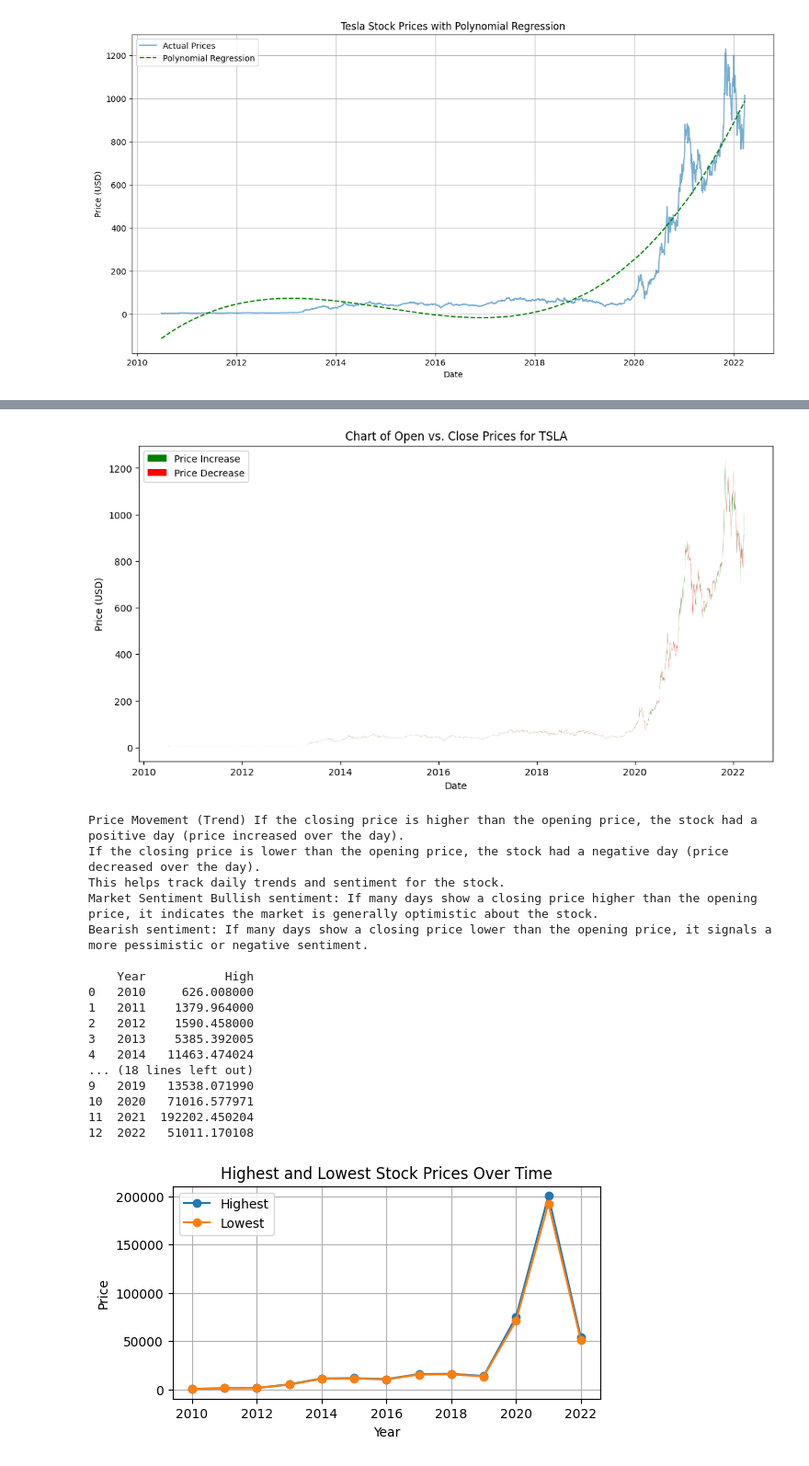
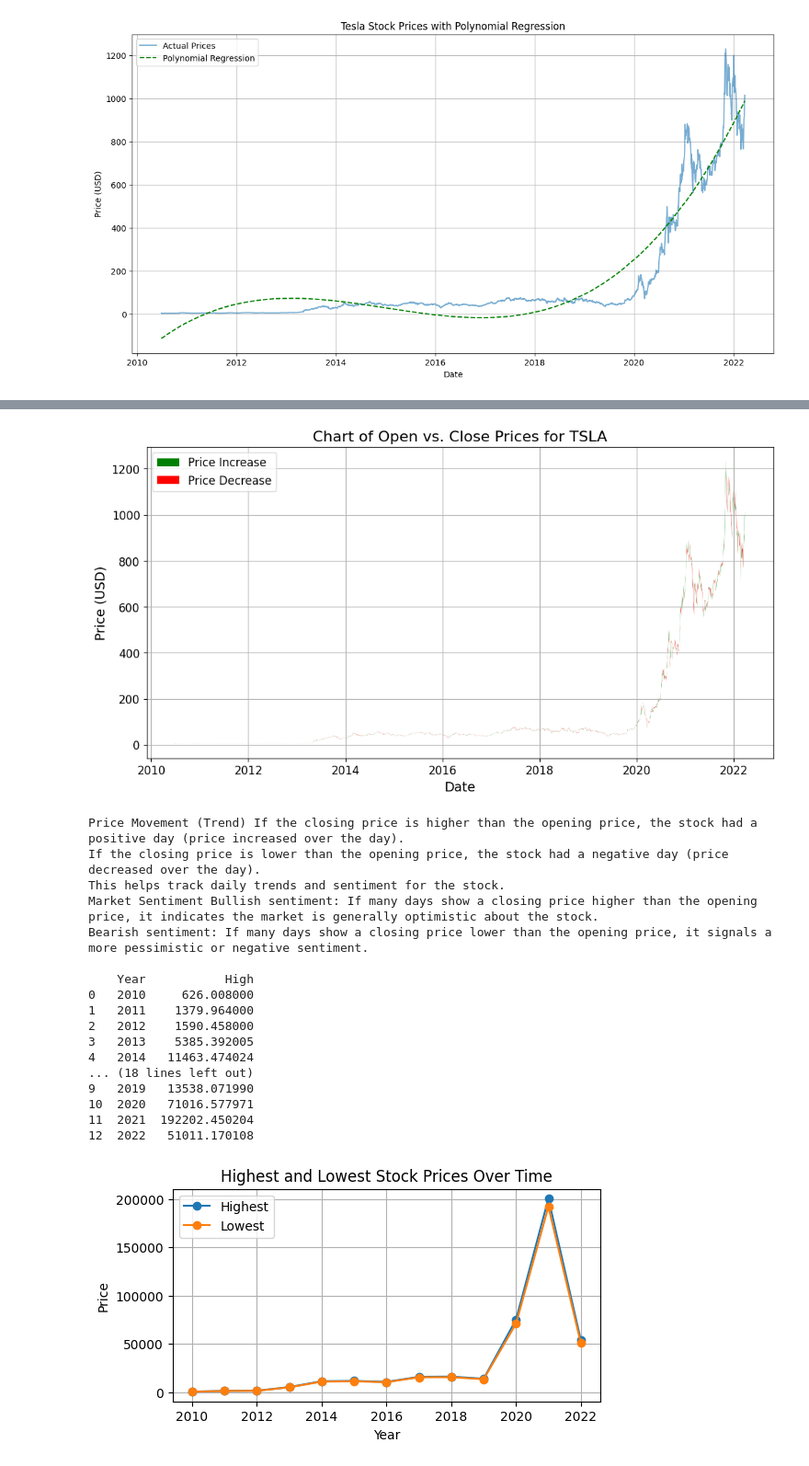
Before and after one commit to Hesham-Nabil/Data-Analysis, a Jupyter notebook: Project.ipynb, the cells around one changed output, grey strips where cells are left out. Shown at 92% size. Saved outputs shown, nothing was run; the diff lists cells and outputs as text; code cells hidden in the pictures.

```diff
--- a/Project.ipynb
+++ b/Project.ipynb
@@ -180,47 +180,50 @@ Approximate price of Tesla stock on January 1, 2023: $1253.06
 # %%
 # 1. Trends Across the Years:
 
+
+# Open and Close prices
 plt.figure(figsize=(12, 6))
-
-# Plot the area between Open and Close prices
 plt.fill_between(df.index, df['Open'], df['Close'],
                  where=(df['Close'] >= df['Open']),
                  facecolor='green', alpha=1, interpolate=True, label='Price Increase')
 
 plt.fill_between(df.index, df['Open'], df['Close'],
                  where=(df['Close'] < df['Open']),
                  facecolor='red', alpha=1, interpolate=True, label='Price Decrease')
 
-plt.title('Chart of Open vs. Close Prices for TSLA')
-plt.xlabel('Date')
-plt.ylabel('Price (USD)')
-plt.legend()
+plt.title('Chart of Open vs. Close Prices for TSLA', fontsize=16)
+plt.xlabel('Date', fontsize=14)
+plt.ylabel('Price (USD)', fontsize=14)
+plt.legend(loc='upper left', fontsize=12)
+plt.xticks(fontsize=12)
+plt.yticks(fontsize=12)
+plt.grid(True)
 plt.show()
 
 print("Price Movement (Trend) If the closing price is higher than the opening price, the stock had a positive day (price increased over the day).")
 print("If the closing price is lower than the opening price, the stock had a negative day (price decreased over the day).")
 print("This helps track daily trends and sentiment for the stock.")
 print("Market Sentiment Bullish sentiment: If many days show a closing price higher than the opening price, it indicates the market is generally optimistic about the stock.")
 print("Bearish sentiment: If many days show a closing price lower than the opening price, it signals a more pessimistic or negative sentiment.")
 
 print("")
 highest = df.groupby('Year')['High'].sum().reset_index()
 lowest = df.groupby('Year')['Low'].sum().reset_index()
 print(highest)
 print(lowest)
 
 plt.figure(figsize=(6, 3))
 plt.plot(highest['Year'], highest['High'], label='Highest', marker='o')
 plt.plot(lowest['Year'], lowest['Low'], label='Lowest', marker='o')
 
 plt.title('Highest and Lowest Stock Prices Over Time')
 plt.xlabel('Year')
 plt.ylabel('Price')
 plt.legend()
 plt.grid(True)
 plt.show()
 # %% [output]
-[figure, old version]
+[figure, new version]
 Price Movement (Trend) If the closing price is higher than the opening price, the stock had a positive day (price increased over the day).
 If the closing price is lower than the opening price, the stock had a negative day (price decreased over the day).
 This helps track daily trends and sentiment for the stock.
```
Also changed, not shown: parts of 12 cells of this notebook, 2 other files.
